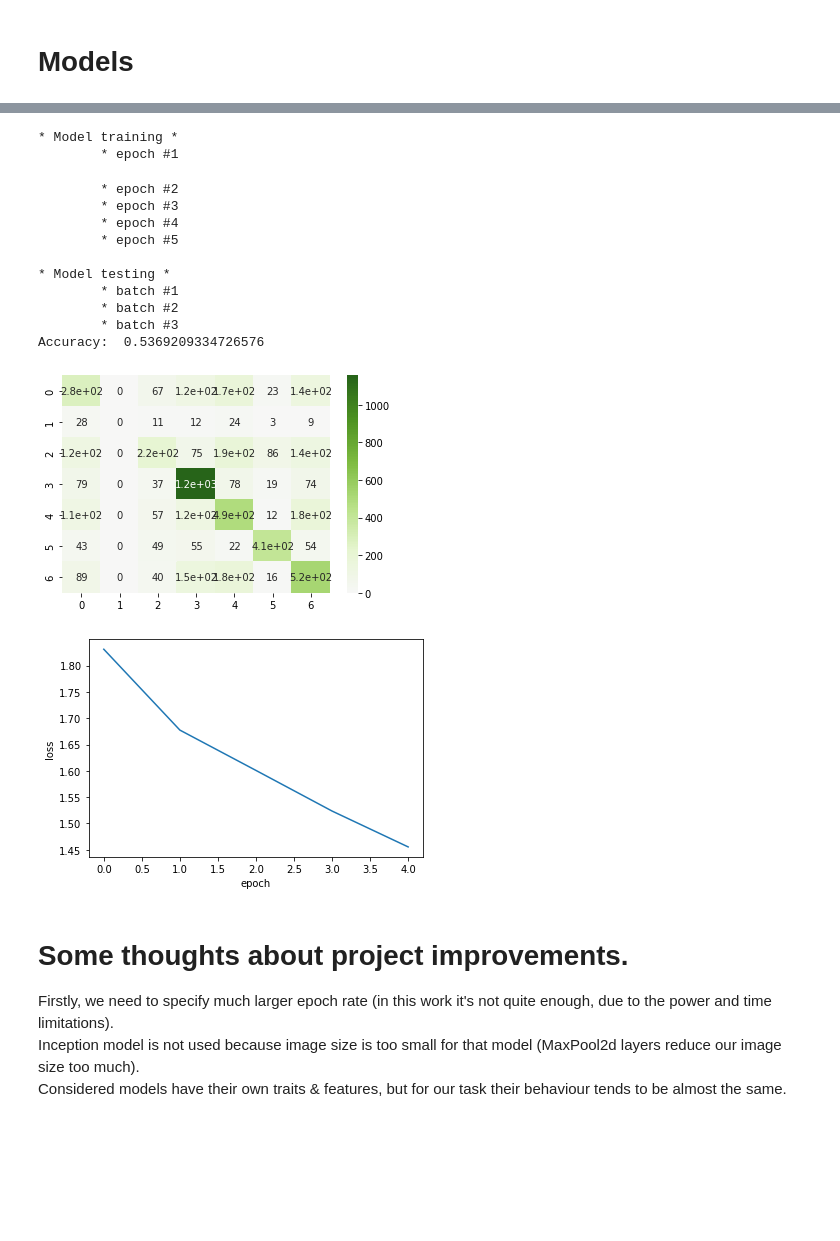
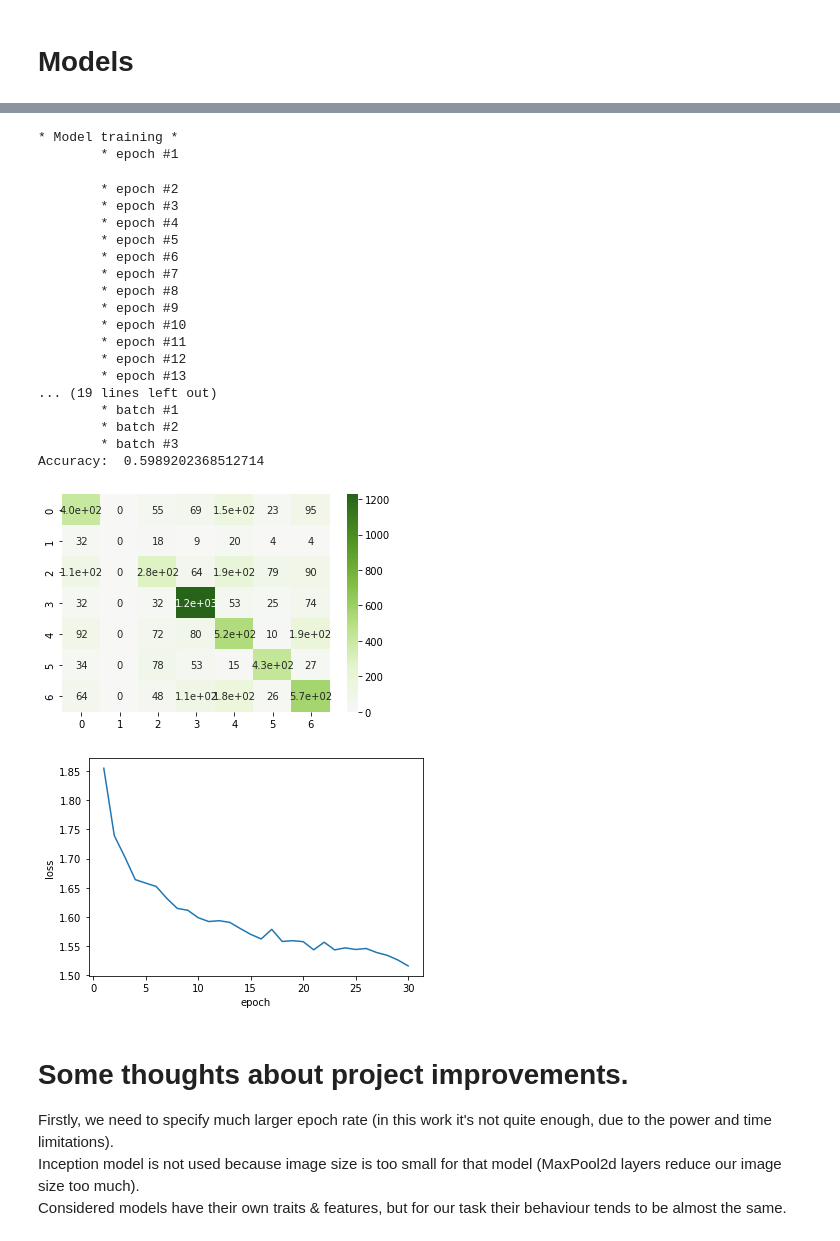
Before and after one commit to Stanislav-3/EmotionsClassifier, a Jupyter notebook: EmotionsClassifier.ipynb, the cells around one changed output, grey strips where cells are left out. Cells and saved outputs as stored; diff of their text form; code cells hidden in the pictures; blank space fills up the shorter version.

```diff
--- a/EmotionsClassifier.ipynb
+++ b/EmotionsClassifier.ipynb
@@ -264,7 +233,7 @@ def run_pipeline(
     epochs=1,
     show_summary=False,
     random_state=42,
-    step_size=5,
+    step_size=25,
     gamma=1):
 
     # Data preperation
@@ -298,7 +267,12 @@ def run_pipeline(
     # Augmentation
     transform = transforms.Compose([
       transforms.RandomHorizontalFlip(0.5),
-      transforms.RandomRotation((-45,45))
+      transforms.RandomRotation((-15, 15)),
+      transforms.RandomAffine(
+            degrees=0,
+            translate=(0.01, 0.12),
+            shear=(0.01, 0.03),
+        )
     ])
 
     # Data loader
@@ -333,7 +307,7 @@ def run_pipeline(
     plot_loss(loss)
 # %%
 run_pipeline(X, y, model=models.resnet18(pretrained=True), show_summary=False,
-             epochs=5, batch_size=2048, lr=0.0005, step_size=5, gamma=1)
+             epochs=30, batch_size=2048, lr=0.0005)
 # %% [output]
 * Model training *
         * epoch #1
@@ -351,0 +331,3 @@ Accuracy:  0.5731452455590387
+# %%
+run_pipeline(X, y, model=models.resnet18(pretrained=True), show_summary=False,
+             epochs=150, batch_size=2048, lr=0.0005)
@@ -352,20 +354,27 @@ Accuracy:  0.5731452455590387
 # %%
-run_pipeline(X, y, model=models.googlenet(pretrained=True), epochs=5, batch_size=2048, lr=0.0005, gamma=1)
+run_pipeline(X, y, model=models.googlenet(pretrained=True), epochs=30, batch_size=2048, lr=0.0005)
 # %% [output]
 * Model training *
         * epoch #1
         * epoch #2
         * epoch #3
         * epoch #4
         * epoch #5
-
-* Model testing *
+        * epoch #6
+        * epoch #7
+        * epoch #8
+        * epoch #9
+        * epoch #10
+        * epoch #11
+        * epoch #12
+        * epoch #13
+... (19 lines left out)
         * batch #1
         * batch #2
         * batch #3
-Accuracy:  0.5369209334726576
+Accuracy:  0.5989202368512714
-[figure, old version]
+[figure, new version]
-[figure, old version]
+[figure, new version]
 # %% [markdown]
 # Some thoughts about project improvements.
 
```
Also changed, not shown: parts of 3 cells of this notebook.
